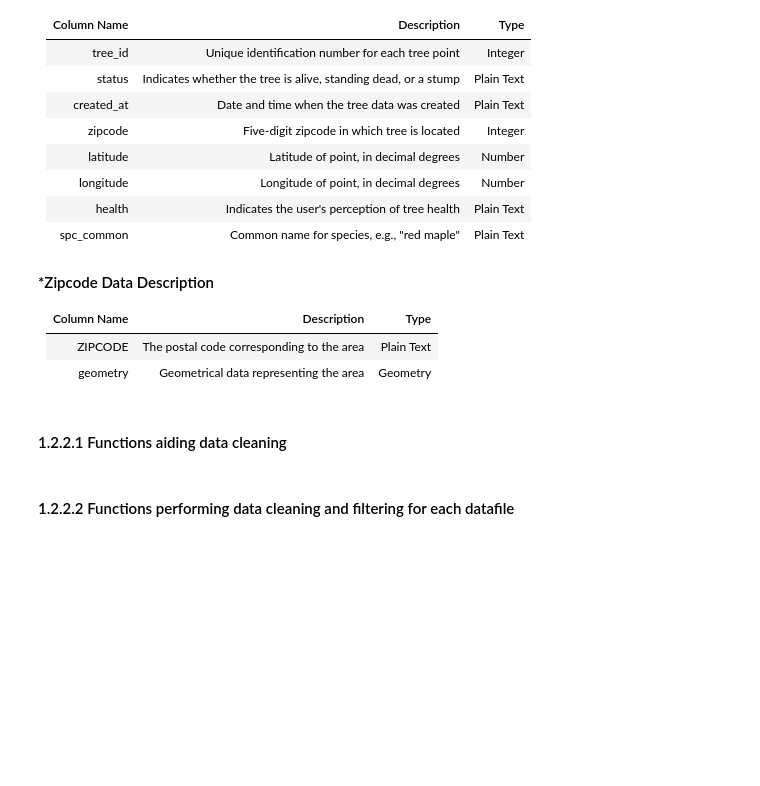
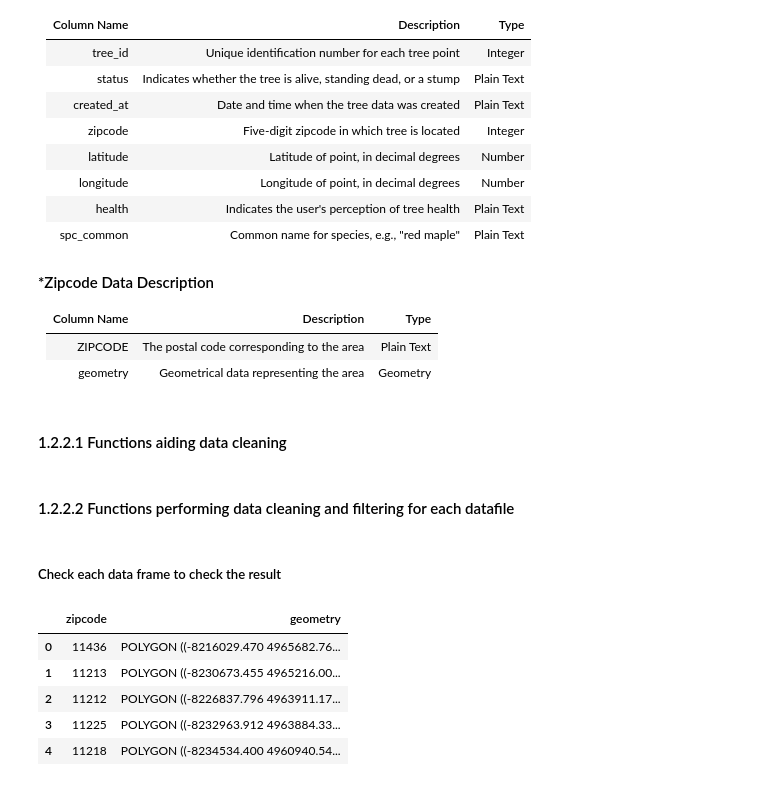
Before and after one commit to lc3779/Project_4501_IEOR, a Jupyter notebook: Project_4501_IEOR.ipynb, the cells around one changed output. Cells and saved outputs as stored; diff of their text form; code cells hidden in the pictures; blank space fills up the shorter version.

```diff
--- a/Project_4501_IEOR.ipynb
+++ b/Project_4501_IEOR.ipynb
@@ -733,3 +733,15 @@ assert not geodf_zipcode_data.empty, "Zipcode data should not be empty"
 assert not geodf_311_data.empty, "311 data should not be empty"
 assert not geodf_tree_data.empty, "Tree data should not be empty"
 assert not df_zillow_data.empty, "Zillow Rent data should not be empty"
+# %% [markdown]
+##### Check each data frame to check the result
+# %%
+# Show first 5 entries about each dataframe
+geodf_zipcode_data.head()
+# %% [output]
+|  | zipcode | geometry |
+| 0 | 11436 | POLYGON ((-8216029.470 4965682.76... |
+| 1 | 11213 | POLYGON ((-8230673.455 4965216.00... |
+| 2 | 11212 | POLYGON ((-8226837.796 4963911.17... |
+| 3 | 11225 | POLYGON ((-8232963.912 4963884.33... |
+| 4 | 11218 | POLYGON ((-8234534.400 4960940.54... |
```
Also changed, not shown: parts of 7 cells of this notebook.
